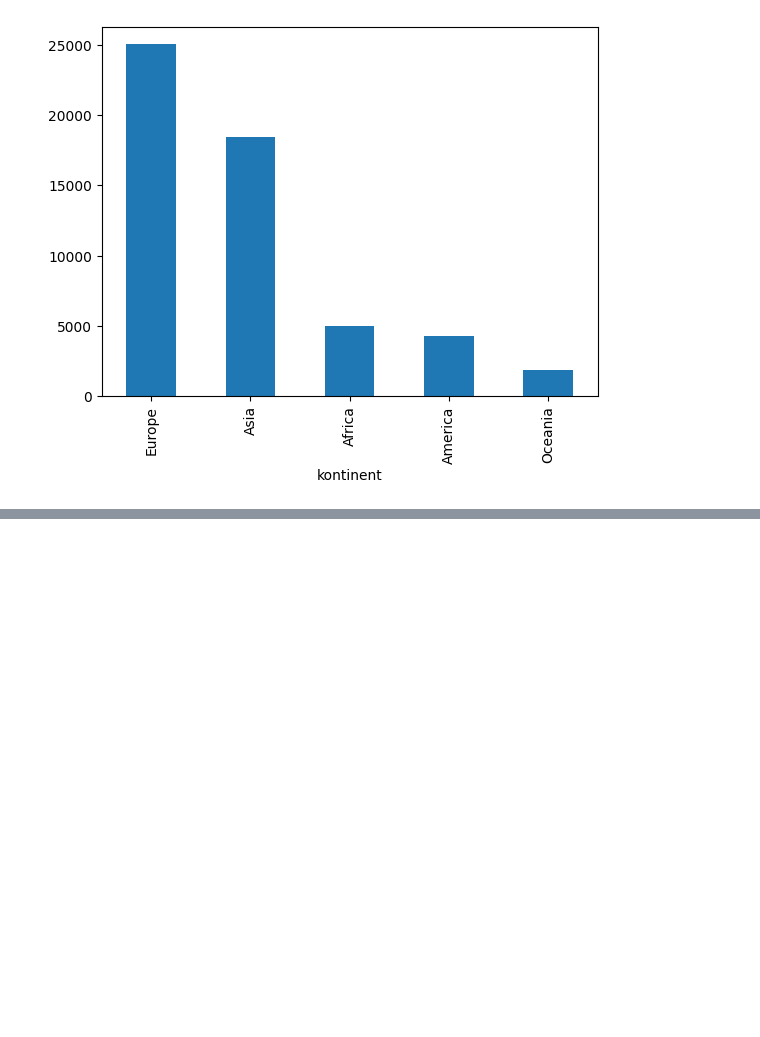
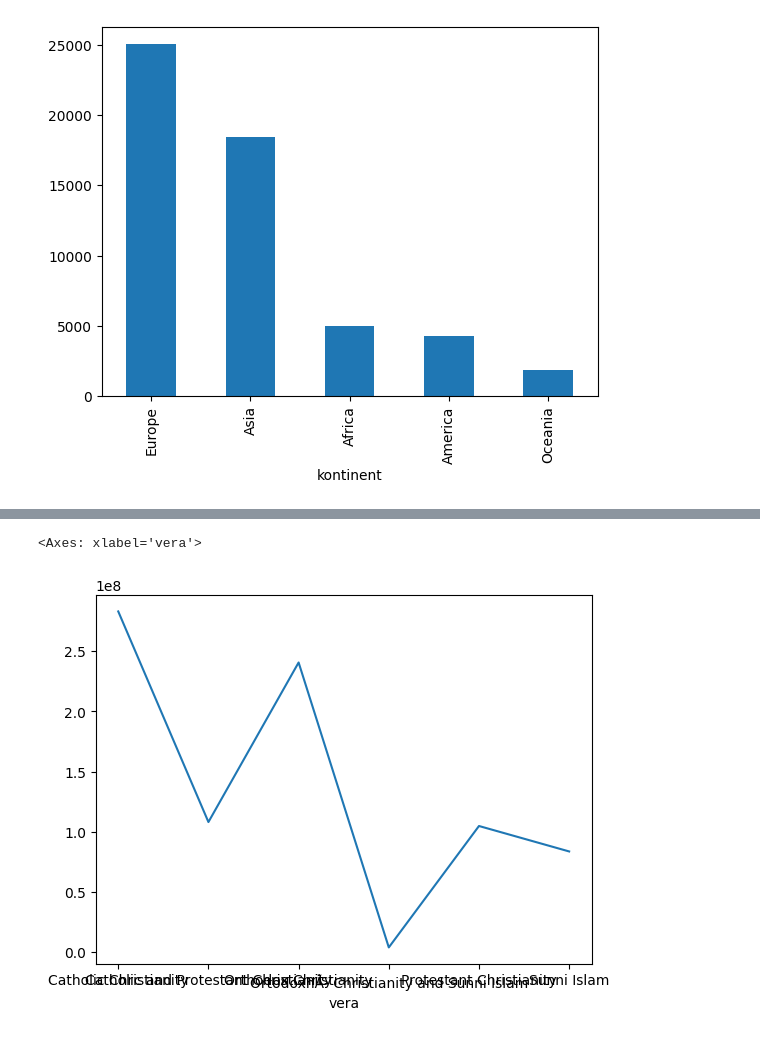
Before and after one commit to mianardin/Projektna_naloga, a Jupyter notebook: Analiza.ipynb, the cells around one changed output, grey strips where cells are left out. Saved outputs shown, nothing was run; the diff lists cells and outputs as text; code cells hidden in the pictures; blank space fills up the shorter version.

```diff
--- a/Analiza.ipynb
+++ b/Analiza.ipynb
@@ -76,0 +67,7 @@ drzave.sort_values("gdp (USD per capita)", ascending = False)[["kontinent", "gdp
+# %%
+filter_evropa = (drzave['kontinent'] == 'Europe')
+podtabela3 = drzave[filter_evropa].copy()
+podtabela3.groupby('vera')['populacija'].sum().plot()
+# %% [output]
+<Axes: xlabel='vera'>
+[figure, added]
```
Also changed, not shown: parts of 5 cells of this notebook.
